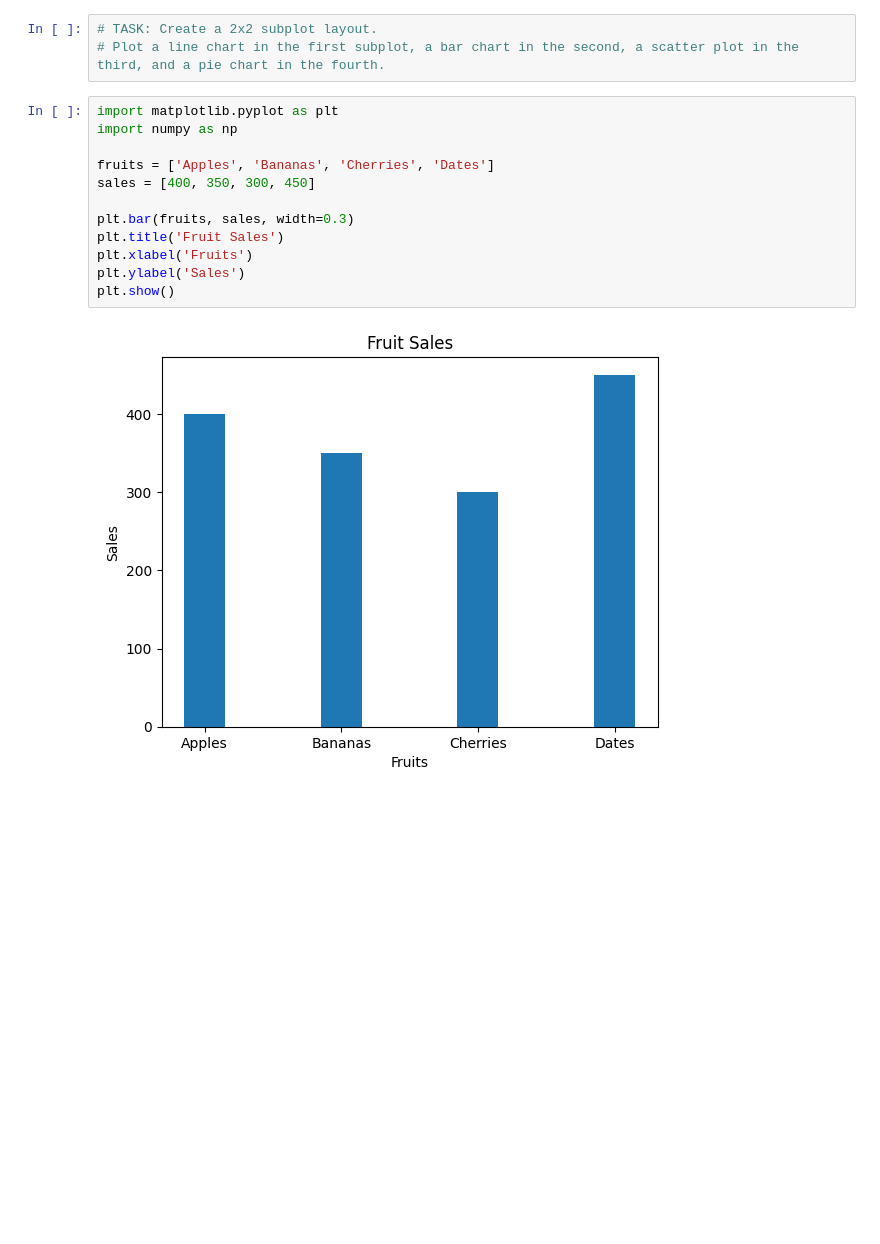
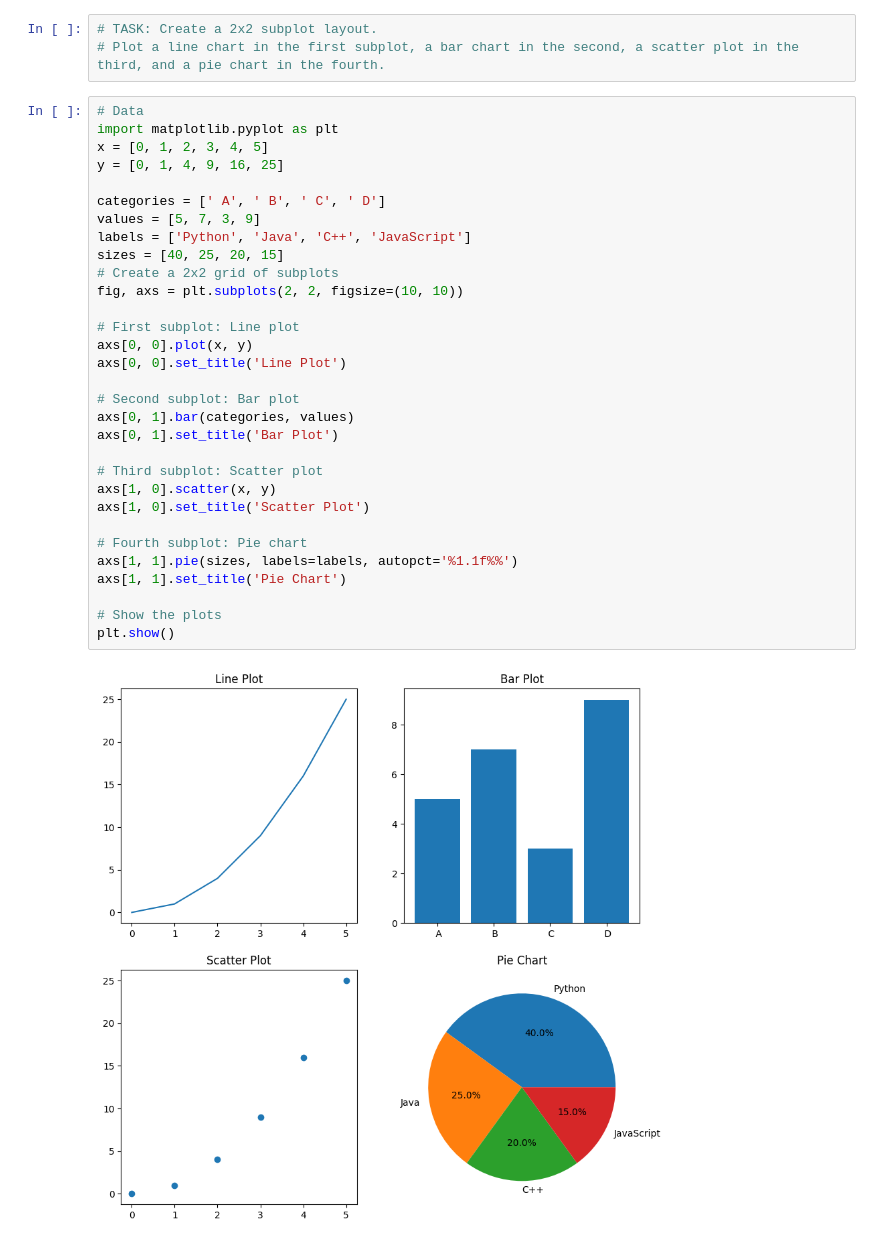
Before and after one commit to Pratibha-N/python-jupyter-template, a Jupyter notebook: src/5-subplot.ipynb, the cells around one changed output. Drawn from its saved outputs; the diff is of its cells as text; blank space fills up the shorter version.

```diff
--- a/src/5-subplot.ipynb
+++ b/src/5-subplot.ipynb
@@ -3,17 +3,36 @@
 # %%
 # TASK: Create a 2x2 subplot layout.
 # Plot a line chart in the first subplot, a bar chart in the second, a scatter plot in the third, and a pie chart in the fourth.
-# %%
-import matplotlib.pyplot as plt
-import numpy as np
-
-fruits = ['Apples', 'Bananas', 'Cherries', 'Dates']
-sales = [400, 350, 300, 450]
-
-plt.bar(fruits, sales, width=0.3)
-plt.title('Fruit Sales')
-plt.xlabel('Fruits')
-plt.ylabel('Sales')
-plt.show()
-# %% [output]
-[figure, removed]
+# %%
+# Data
+import matplotlib.pyplot as plt
+x = [0, 1, 2, 3, 4, 5]
+y = [0, 1, 4, 9, 16, 25]
+
+categories = [' A', ' B', ' C', ' D']
+values = [5, 7, 3, 9]
+labels = ['Python', 'Java', 'C++', 'JavaScript']
+sizes = [40, 25, 20, 15]
+# Create a 2x2 grid of subplots
+fig, axs = plt.subplots(2, 2, figsize=(10, 10))
+
+# First subplot: Line plot
+axs[0, 0].plot(x, y)
+axs[0, 0].set_title('Line Plot')
+
+# Second subplot: Bar plot
+axs[0, 1].bar(categories, values)
+axs[0, 1].set_title('Bar Plot')
+
+# Third subplot: Scatter plot
+axs[1, 0].scatter(x, y)
+axs[1, 0].set_title('Scatter Plot')
+
+# Fourth subplot: Pie chart
+axs[1, 1].pie(sizes, labels=labels, autopct='%1.1f%%')
+axs[1, 1].set_title('Pie Chart')
+
+# Show the plots
+plt.show()
+# %% [output]
+[figure, added]
```
Also changed, not shown: 6 other files.
